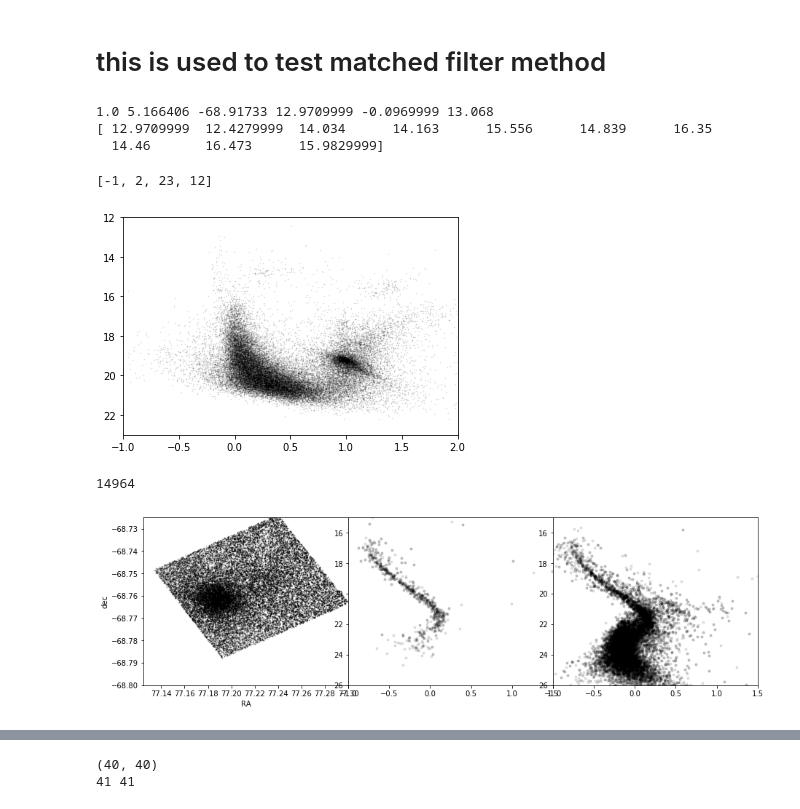
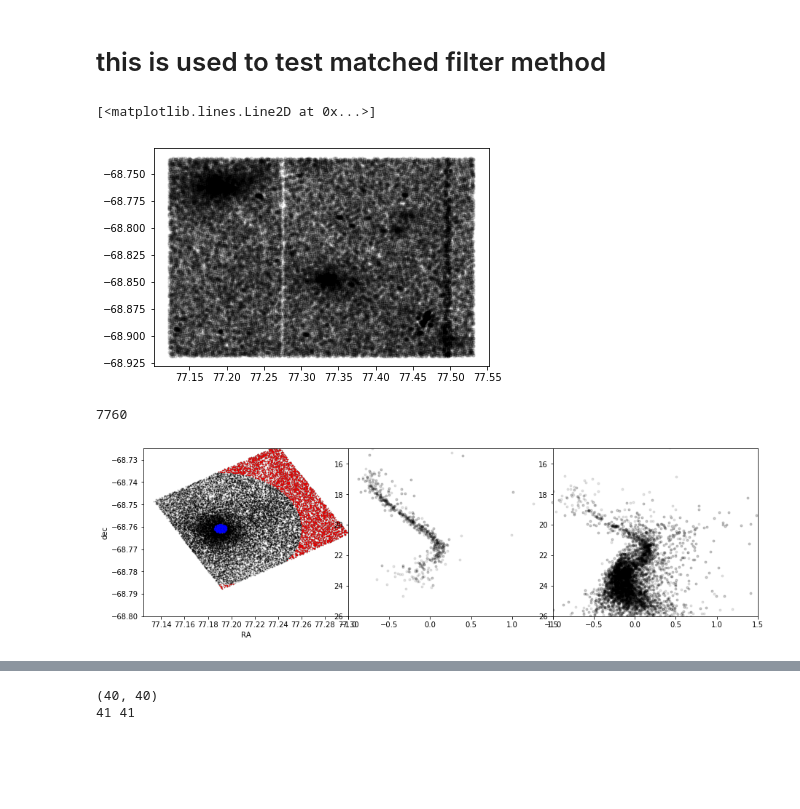
Before and after one commit to ht1an/DiscoverSubStructure, a Jupyter notebook: NGC1850.ipynb, the cells around one changed output, grey strips where cells are left out. Saved outputs shown, nothing was run; the diff lists cells and outputs as text; code cells hidden in the pictures; blank space fills up the shorter version.

```diff
--- a/NGC1850.ipynb
+++ b/NGC1850.ipynb
@@ -38,31 +38,29 @@ MAG336, MAG343, MAG438, pq, DEC, RA = np.loadtxt(dpath+fn,skiprows=1,unpack=True
 # %%
 # No,Field,StarID,RA,Decl,X,Y,V,V_I,I,Vsig,Isig,B_V,B,Bsig
 NO,RAa,DECa,V,V_I,I = np.loadtxt(cpath+fn2,skiprows=1,unpack=True,delimiter=',',\
                              dtype={'names':('NO','RA','DEC','Vmag','VMI','IMAG',),\
                                     'formats':(float,float,float,'10S','10S','10S')},\
                                              usecols=(0,3,4,7,8,9))
-V = V.astype(str)
-V_I = V_I.astype(str)
-I = I.astype(str)
-Vmag = np.zeros(len(V))-99
-VmI = np.zeros(len(V))-99
-Imag = np.zeros(len(V))-99
-for i in range (0,len(Vmag)):
-    if len(V[i])!=0:
-        Vmag[i] = float(V[i])
-    if len(V_I[i])!=0:
-        VmI[i] = float(V_I[i])
-    if len(I[i])!=0:
-        Imag[i] = float(I[i])
-print(NO[0],RAa[0],DECa[0],Vmag[0],VmI[0],Imag[0])
-print(Vmag[:10])
-plt.plot(Vmag-Imag,Vmag,'k.',alpha=0.1,markersize=1)
-plt.axis([-1,2,23,12])
+plt.plot(RAa*15,DECa,'k.',alpha=0.1)
+# V = V.astype(str)
+# V_I = V_I.astype(str)
+# I = I.astype(str)
+# Vmag = np.zeros(len(V))-99
+# VmI = np.zeros(len(V))-99
+# Imag = np.zeros(len(V))-99
+# for i in range (0,len(Vmag)):
+#     if len(V[i])!=0:
+#         Vmag[i] = float(V[i])
+#     if len(V_I[i])!=0:
+#         VmI[i] = float(V_I[i])
+#     if len(I[i])!=0:
+#         Imag[i] = float(I[i])
+# print(NO[0],RAa[0],DECa[0],Vmag[0],VmI[0],Imag[0])
+# print(Vmag[:10])
+# plt.plot(Vmag-Imag,Vmag,'k.',alpha=0.1,markersize=1)
+# plt.axis([-1,2,23,12])
 # %% [output]
-1.0 5.166406 -68.91733 12.9709999 -0.0969999 13.068
-[ 12.9709999  12.4279999  14.034      14.163      15.556      14.839      16.35
-  14.46       16.473      15.9829999]
+[<matplotlib.lines.Line2D at 0x...>]
-[-1, 2, 23, 12]
-[figure, old version]
+[figure, new version]
 # %%
 # read Gaia data
@@ -92,7 +90,7 @@ ind_in = ADIST<0.002
 ind_in0 = ADIST0<0.003
 ind_in1 = ADIST1<0.003
 ind_in2 = ADIST2<0.003
-ind_ring = (ADIST>0.015) & (ADIST<0.03)
+ind_ring = (ADIST>0.025) & (ADIST<0.03)
 fig = plt.figure(figsize=(13,4))
 ax1 = fig.add_axes([0.07,0.17,0.3,0.8])
 ax2 = fig.add_axes([0.37,0.17,0.3,0.8])
@@ -100,7 +98,8 @@ ax3 = fig.add_axes([0.67,0.17,0.3,0.8])
 
 ax1.plot(RA,DEC,'k.',alpha=0.2,markersize=2)
 # ax1.plot([ra_c-77],[dec_c],'r+',markersize=20)
-# ax1.plot(RA[ind_in]-77,DEC[ind_in],'b.',markersize=0.5,alpha=0.1)
+ax1.plot(RA[ind_in],DEC[ind_in],'b.',markersize=0.5,alpha=0.9)
+ax1.plot(RA[ind_ring],DEC[ind_ring],'r.',markersize=0.5,alpha=0.9)
 # ax1.plot([ra_c-77,ra_c-77],[-68,-69],'r--')
 # ax1.plot([ra_c-77+0.04,ra_c-77+0.04],[-68,-69],'r--')
 # ax1.plot([ra_c-77-0.04,ra_c-77-0.04],[-68,-69],'r--')
@@ -126,7 +125,7 @@ ax2.plot(MAG336[ind_in]-MAG438[ind_in],MAG336[ind_in],'k.',alpha=0.1)
 ax2.set_ylim([26,15])
 ax2.set_xlim([-1,1.5])
 # ax3.plot(MAG336[:]-MAG438[:],MAG336[:],'k.',alpha=0.1)
-ax3.plot(MAG336[ind_ring]-MAG438[ind_ring],MAG336[ind_ring],'k.',alpha=0.1)
+ax3.plot(MAG336[ind_ring]-MAG438[ind_ring],MAG438[ind_ring],'k.',alpha=0.1)
 # ax3.plot(MAG336[ind_in0]-MAG438[ind_in0],MAG336[ind_in0],'r.',alpha=1)
 # ax3.plot(MAG336[ind_in1]-MAG438[ind_in1],MAG336[ind_in1],'m.',alpha=1)
 # ax3.plot(MAG336[ind_in2]-MAG438[ind_in2],MAG336[ind_in2],'g.',alpha=1)
@@ -134,6 +133,6 @@ ax3.set_ylim([26,15])
 ax3.set_xlim([-1,1.5])
 print(len(MAG343[ind_ring]))
 # %% [output]
-14964
+7760
-[figure, old version]
+[figure, new version]
 # %%
```
Also changed, not shown: parts of 5 cells of this notebook, 15 other files.
